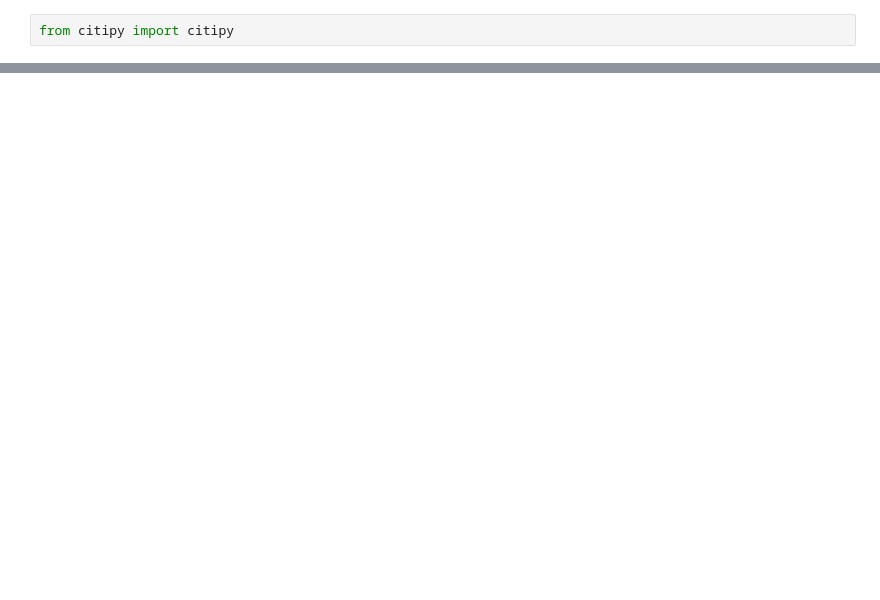
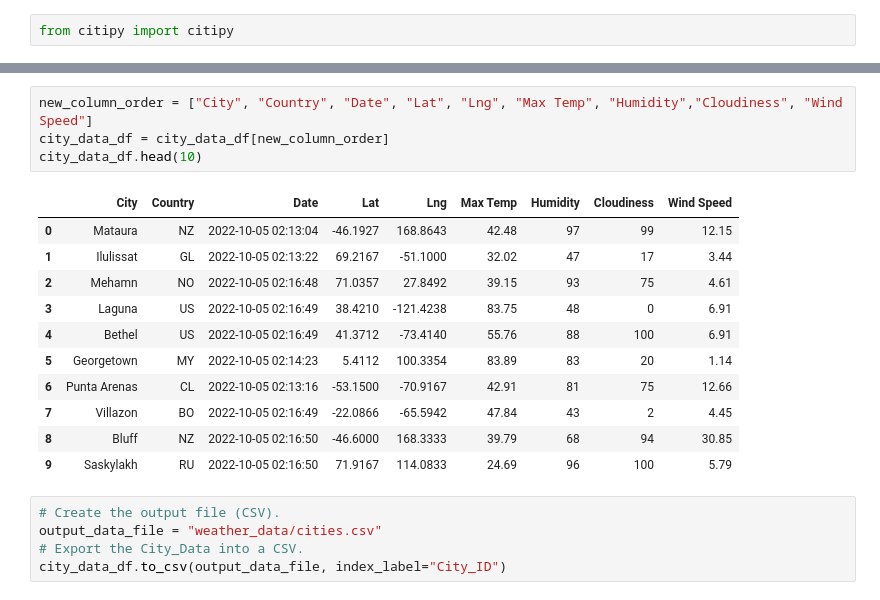
Before and after one commit to idinneh/World_Weather_Analysis, a Jupyter notebook: WeatherPy.ipynb, the cells around one changed output, grey strips where cells are left out. Saved outputs shown, nothing was run; the diff lists cells and outputs as text; blank space fills up the shorter version.

```diff
--- a/WeatherPy.ipynb
+++ b/WeatherPy.ipynb
@@ -54,0 +177,21 @@ len(cities)
+# %%
+new_column_order = ["City", "Country", "Date", "Lat", "Lng", "Max Temp", "Humidity","Cloudiness", "Wind Speed"]
+city_data_df = city_data_df[new_column_order]
+city_data_df.head(10)
+# %% [output]
+|  | City | Country | Date | Lat | Lng | Max Temp | Humidity | Cloudiness | Wind Speed |
+| 0 | Mataura | NZ | 2022-10-05 02:13:04 | -46.1927 | 168.8643 | 42.48 | 97 | 99 | 12.15 |
+| 1 | Ilulissat | GL | 2022-10-05 02:13:22 | 69.2167 | -51.1000 | 32.02 | 47 | 17 | 3.44 |
+| 2 | Mehamn | NO | 2022-10-05 02:16:48 | 71.0357 | 27.8492 | 39.15 | 93 | 75 | 4.61 |
+| 3 | Laguna | US | 2022-10-05 02:16:49 | 38.4210 | -121.4238 | 83.75 | 48 | 0 | 6.91 |
+| 4 | Bethel | US | 2022-10-05 02:16:49 | 41.3712 | -73.4140 | 55.76 | 88 | 100 | 6.91 |
+| 5 | Georgetown | MY | 2022-10-05 02:14:23 | 5.4112 | 100.3354 | 83.89 | 83 | 20 | 1.14 |
+| 6 | Punta Arenas | CL | 2022-10-05 02:13:16 | -53.1500 | -70.9167 | 42.91 | 81 | 75 | 12.66 |
+| 7 | Villazon | BO | 2022-10-05 02:16:49 | -22.0866 | -65.5942 | 47.84 | 43 | 2 | 4.45 |
+| 8 | Bluff | NZ | 2022-10-05 02:16:50 | -46.6000 | 168.3333 | 39.79 | 68 | 94 | 30.85 |
+| 9 | Saskylakh | RU | 2022-10-05 02:16:50 | 71.9167 | 114.0833 | 24.69 | 96 | 100 | 5.79 |
+# %%
+# Create the output file (CSV).
+output_data_file = "weather_data/cities.csv"
+# Export the City_Data into a CSV.
+city_data_df.to_csv(output_data_file, index_label="City_ID")
```
Also changed, not shown: parts of 9 cells of this notebook, 1 other file.
